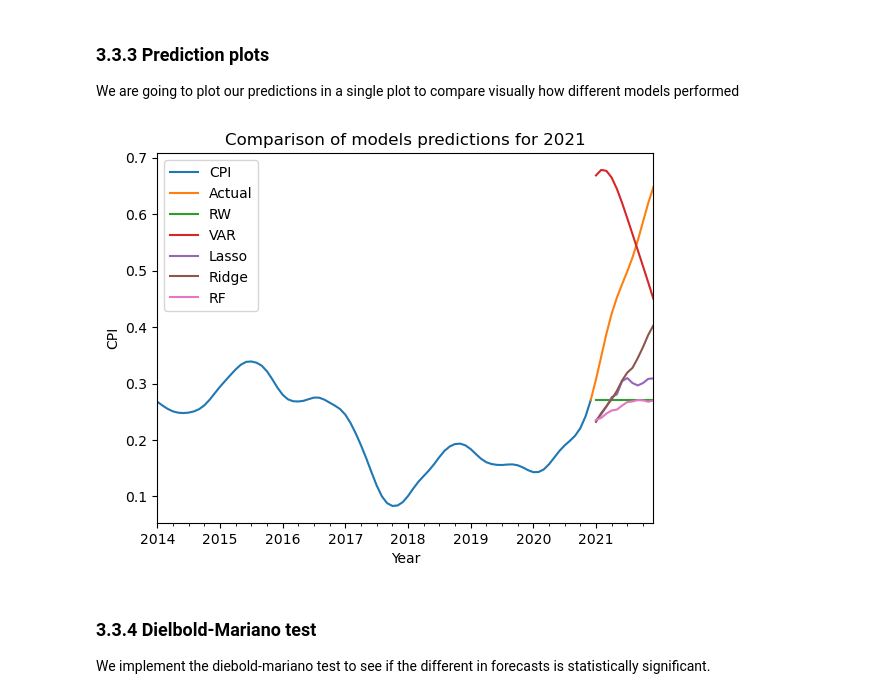
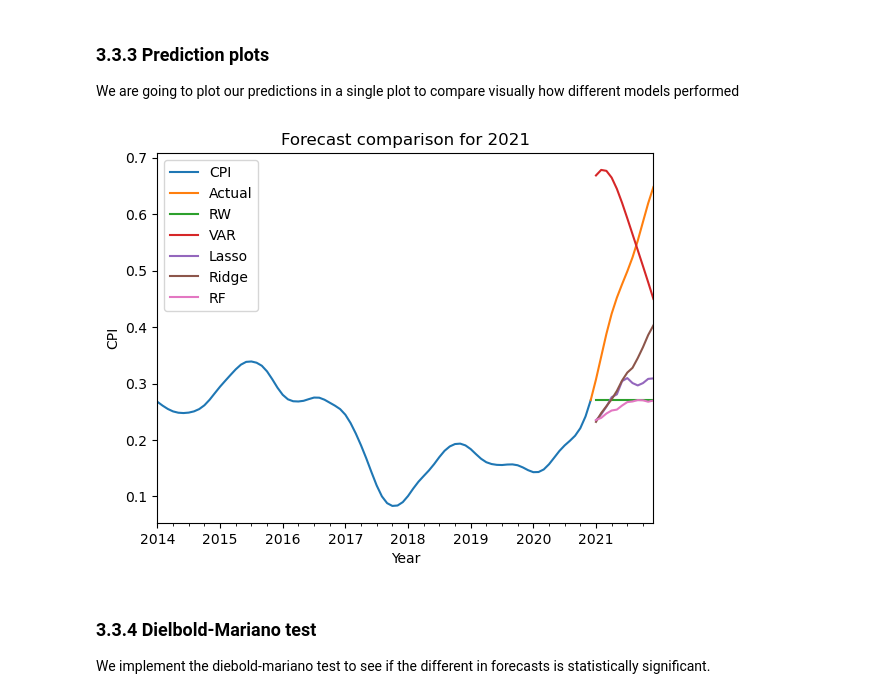
Before and after one commit to estcab00/inflation-prediction, a Jupyter notebook: code/headline_inflation/2019 - new variables/3_Regression_H21_Robustness.ipynb, the cells around one changed output. Saved outputs shown, nothing was run; the diff lists cells and outputs as text; code cells hidden in the pictures.

```diff
--- a/code/headline_inflation/2019 - new variables/3_Regression_H21_Robustness.ipynb
+++ b/code/headline_inflation/2019 - new variables/3_Regression_H21_Robustness.ipynb
@@ -683,21 +683,21 @@ We are going to plot our predictions in a single plot to compare visually how di
 # %%
 y_train['2014':].plot(label=None)
 df['CPI']['2020-12-01':].plot(label='Actual')
 results_rw['Predicted'].plot(label='RW')
 results_var['Predicted'].plot(label='VAR')
 results_lasso['Predicted'].plot(label='Lasso')
 results_ridge['Predicted'].plot(label='Ridge')
 results_rf['Predicted'].plot(label='RF')
 
 plt.legend()
 
-plt.title('Comparison of models predictions for 2021')
+plt.title('Forecast comparison for 2021')
 plt.xlabel('Year')
 plt.ylabel('CPI')
 
 plt.savefig('../../../output/3_Regression/h19_test/model_comparison_h21.png', bbox_inches='tight', dpi=300)
 # %% [output]
-[figure, old version]
+[figure, new version]
 # %% [markdown]
 ### 3.3.4 Dielbold-Mariano test
 We implement the diebold-mariano test to see if the different in forecasts is statistically significant.
```
Also changed, not shown: parts of 8 cells of this notebook, 43 other files.
